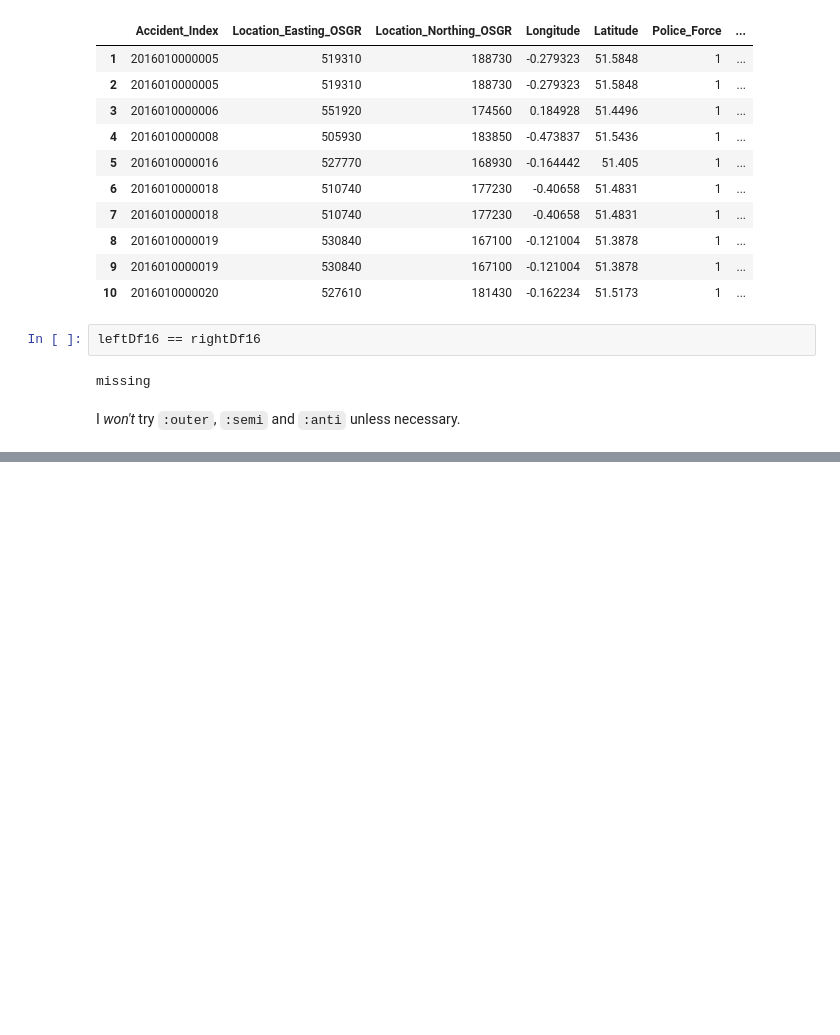
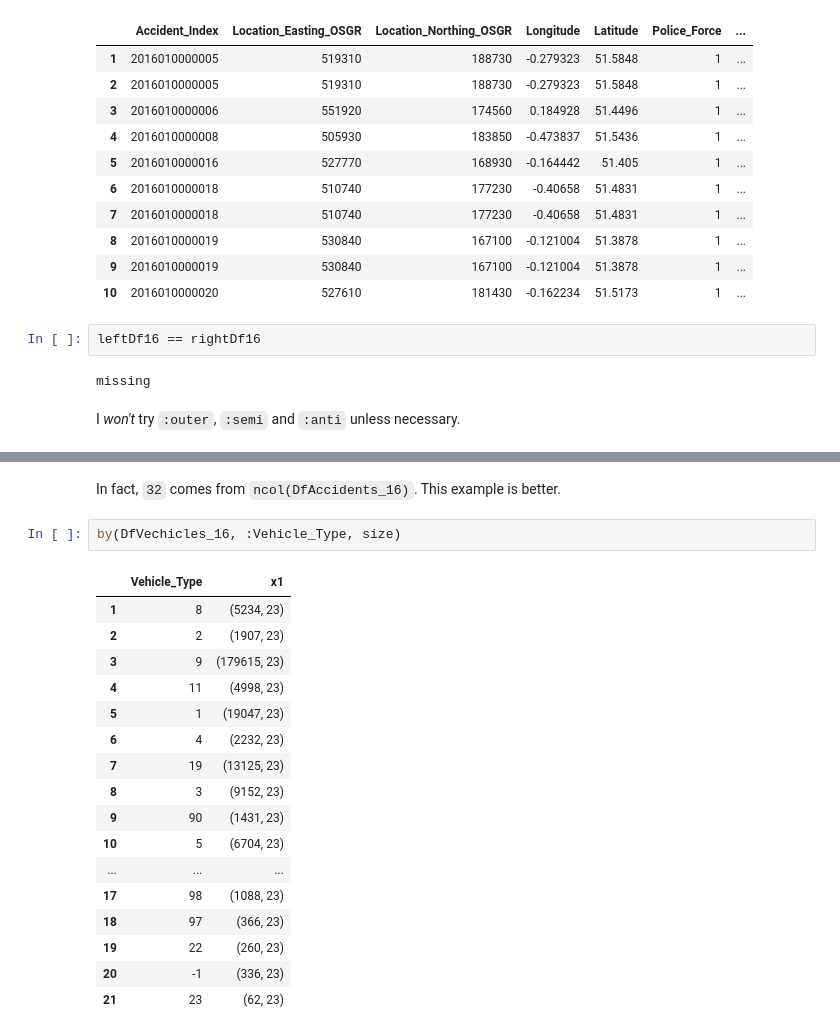
Before and after one commit to VincentTam/Julia1718, a Jupyter notebook: j4ds/learndf180303.ipynb, the cells around one changed output, grey strips where cells are left out. Drawn from its saved outputs; the diff is of its cells as text; blank space fills up the shorter version.

```diff
--- a/j4ds/learndf180303.ipynb
+++ b/j4ds/learndf180303.ipynb
@@ -175,0 +210,22 @@ I *won't* try `:outer`, `:semi` and `:anti` unless necessary.
+# %% [markdown]
+In fact, `32` comes from `ncol(DfAccidents_16)`.  This example is better.
+# %%
+by(DfVechicles_16, :Vehicle_Type, size)
+# %% [output]
+|  | Vehicle_Type | x1 |
+| 1 | 8 | (5234, 23) |
+| 2 | 2 | (1907, 23) |
+| 3 | 9 | (179615, 23) |
+| 4 | 11 | (4998, 23) |
+| 5 | 1 | (19047, 23) |
+| 6 | 4 | (2232, 23) |
+| 7 | 19 | (13125, 23) |
+| 8 | 3 | (9152, 23) |
+| 9 | 90 | (1431, 23) |
+| 10 | 5 | (6704, 23) |
+| ... | ... | ... |
+| 17 | 98 | (1088, 23) |
+| 18 | 97 | (366, 23) |
+| 19 | 22 | (260, 23) |
+| 20 | -1 | (336, 23) |
+| 21 | 23 | (62, 23) |
```
Also changed, not shown: parts of 5 cells of this notebook, 6 other files.
